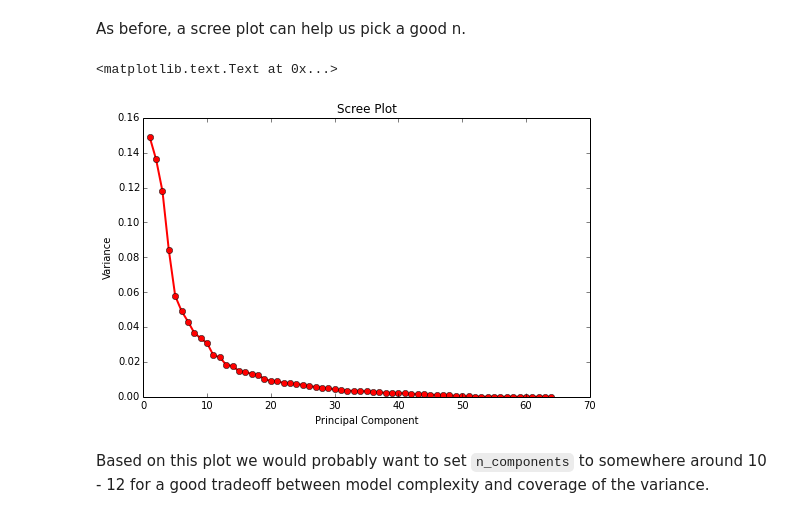
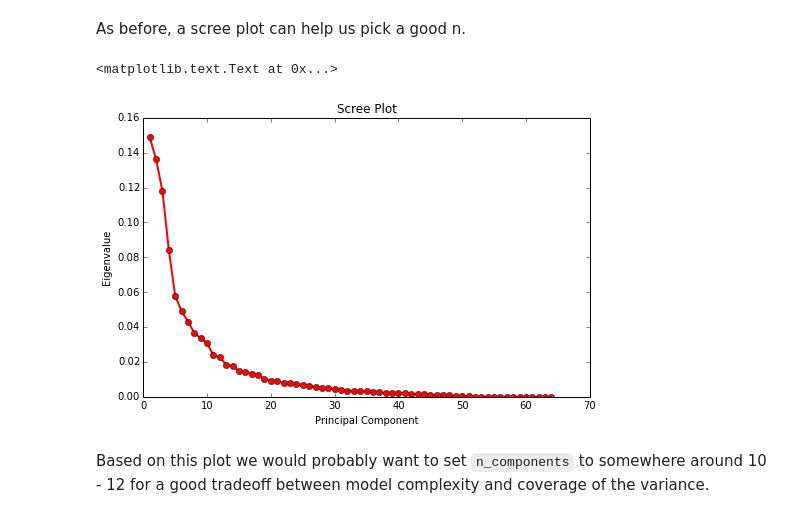
Before and after one commit to mike-tamir/GA_DAT7, a Jupyter notebook: DAT7 iPython notebooks/DAT7-lab3.2-Dim_reduction_and_PCA_sol.ipynb, the cells around one changed output. Cells and saved outputs as stored; diff of their text form; code cells hidden in the pictures.

```diff
--- a/DAT7 iPython notebooks/DAT7-lab3.2-Dim_reduction_and_PCA_sol.ipynb
+++ b/DAT7 iPython notebooks/DAT7-lab3.2-Dim_reduction_and_PCA_sol.ipynb
@@ -315,13 +219,13 @@ As before, a scree plot can help us pick a good n.
 # %%
 comp_id = [i + 1 for i in range(64)]             # ids of components
 fig = plt.figure(figsize=(8,5))
 plt.plot(comp_id, ratios, 'ro-', linewidth=2)
 plt.title('Scree Plot')
 plt.xlabel('Principal Component')
-plt.ylabel('Variance')
+plt.ylabel('Eigenvalue')
 # %% [output]
 <matplotlib.text.Text at 0x...>
-[figure, old version]
+[figure, new version]
 # %% [markdown]
 Based on this plot we would probably want to set `n_components` to somewhere around 10 - 12 for a good tradeoff between model complexity and coverage of the variance.
 # %%
```
Also changed, not shown: parts of 17 cells of this notebook, 25 other files.
